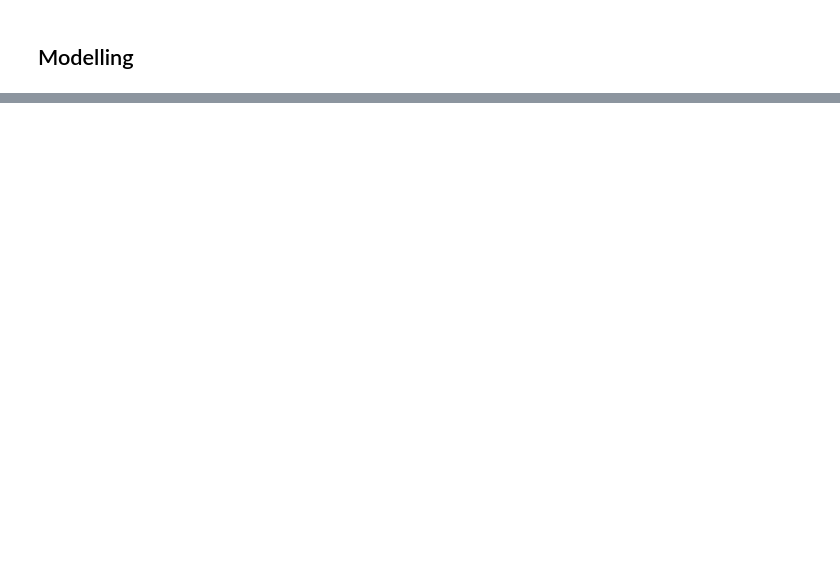
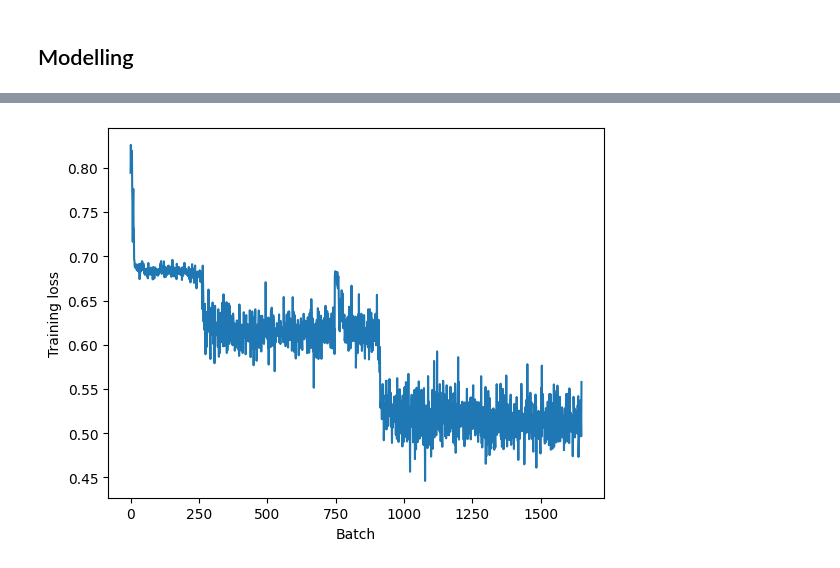
Before and after one commit to Christian-F-Badillo/spaceship_kaggle_competition, a Jupyter notebook: Spaceship.ipynb, the cells around one changed output, grey strips where cells are left out. Cells and saved outputs as stored; diff of their text form; code cells hidden in the pictures; blank space fills up the shorter version.

```diff
--- a/Spaceship.ipynb
+++ b/Spaceship.ipynb
@@ -308,8 +344,8 @@ plt.show()
 # %% [markdown]
 ## Modelling
 # %%
-X_data = train_last.drop('Transported', axis = 1)
-Y_data = train_last['Transported']
+X_data = torch.tensor(train_last.drop('Transported', axis = 1).to_numpy())
+Y_data = torch.tensor(train_last['Transported'].to_numpy())
 # %%
 from sklearn.preprocessing import StandardScaler, MinMaxScaler
 
@@ -320,0 +452,17 @@ train_minmax = minmax.fit_transform(X_data.values)
+# %%
+X_test, y_test, X_train, y_train = shuffle_and_split_data(X_data, Y_data, 0.2, seed = 2001)
+# %%
+from torch.utils.data import DataLoader, TensorDataset
+
+BATCH = 512
+
+train_tensor = TensorDataset(X_train, y_train)
+test_tensor = TensorDataset(X_test, y_test)
+
+data_train = DataLoader(train_tensor,
+                   batch_size= BATCH,
+                   shuffle = True)
+
+data_test = DataLoader(test_tensor,
+                   batch_size= BATCH,
+                   shuffle = True)
@@ -320,0 +485,8 @@ train_minmax = minmax.fit_transform(X_data.values)
+# %%
+num_epochs = 150
+
+model = FFNet(12, 2, [10, 5, 3], 'LeakyReLU(negative_slope = 1e-1)', 'Sigmoid()').to('cpu')
+optimizer = torch.optim.Adam(model.parameters(), lr = 1e-2)
+criterion = nn.CrossEntropyLoss()
+
+losses = train(model, criterion, optimizer, data_train, data_test, num_epochs=num_epochs, device='cpu')
@@ -320,0 +511,7 @@ train_minmax = minmax.fit_transform(X_data.values)
+# %%
+plt.plot(losses)
+plt.xlabel('Batch')
+plt.ylabel('Training loss')
+plt.show()
+# %% [output]
+[figure, added]
```
Also changed, not shown: parts of 17 cells of this notebook.
